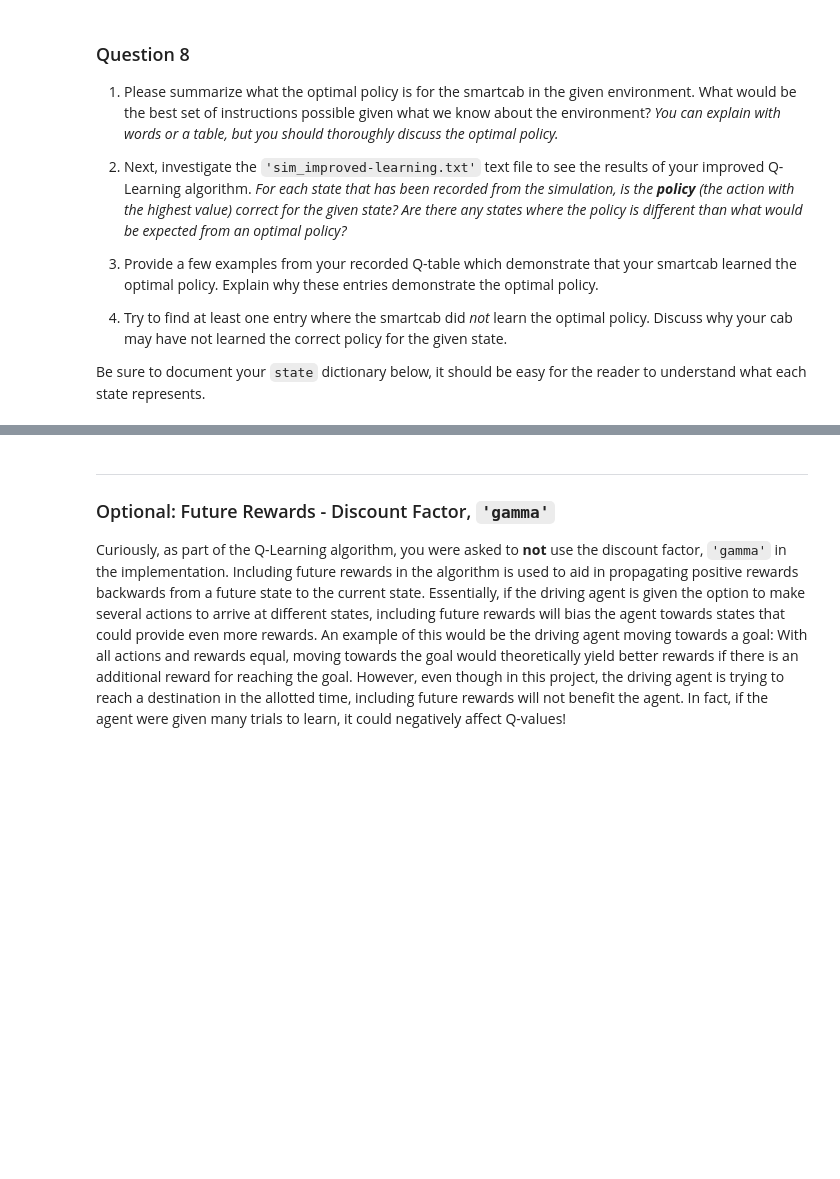
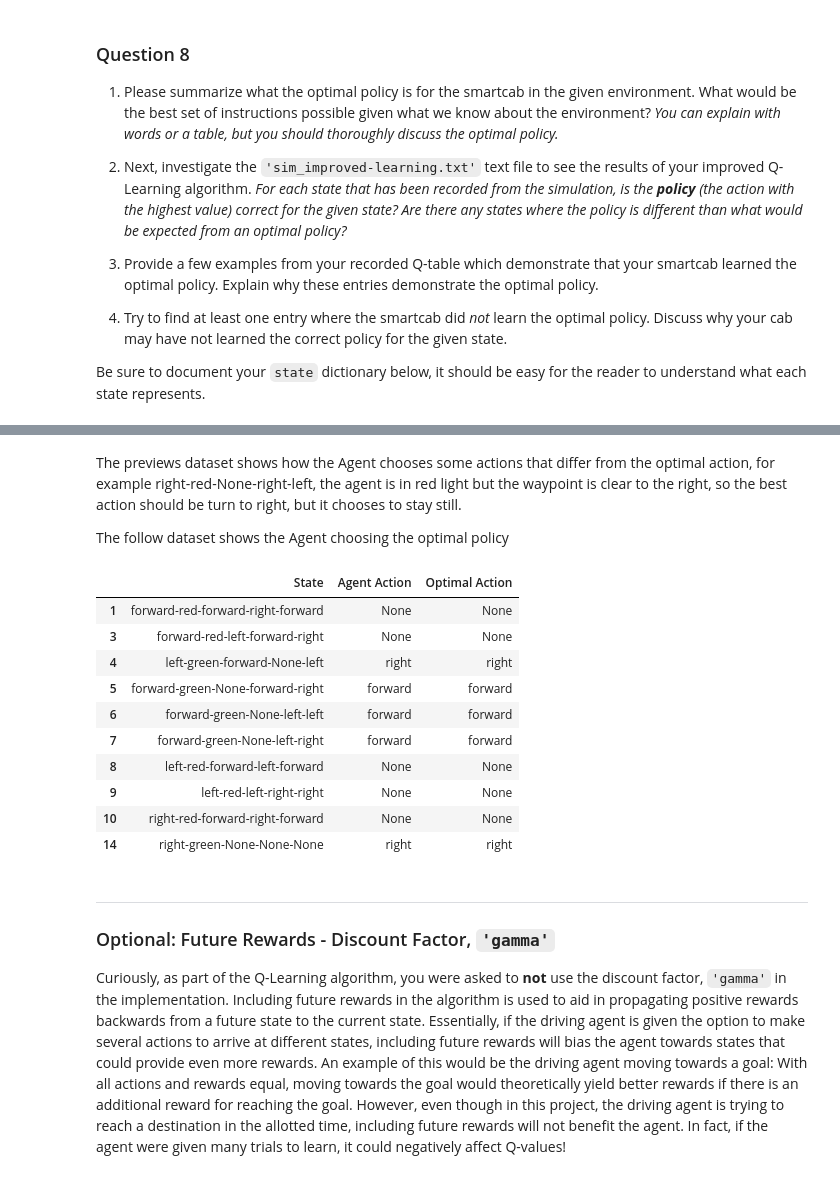
Before and after one commit to mrugeles/smartcab, a Jupyter notebook: smartcab.ipynb, the cells around one changed output, grey strips where cells are left out. Drawn from its saved outputs; the diff is of its cells as text; code cells hidden in the pictures; blank space fills up the shorter version.

```diff
--- a/smartcab.ipynb
+++ b/smartcab.ipynb
@@ -301,3 +342,21 @@ Be sure to document your `state` dictionary below, it should be easy for the rea
+# %% [markdown]
+The previews dataset shows how the Agent chooses some actions that differ from the optimal action, for example right-red-None-right-left, the agent is in red light but the waypoint is clear to the right, so the best action should be turn to right, but it chooses to stay still.
+
+The follow dataset shows the Agent choosing the optimal policy
+# %%
+display(policy_comparison_df[policy_comparison_df['Agent Action'] == policy_comparison_df['Optimal Action']].head(10))
+# %% [output]
+|  | State | Agent Action | Optimal Action |
+| 1 | forward-red-forward-right-forward | None | None |
+| 3 | forward-red-left-forward-right | None | None |
+| 4 | left-green-forward-None-left | right | right |
+| 5 | forward-green-None-forward-right | forward | forward |
+| 6 | forward-green-None-left-left | forward | forward |
+| 7 | forward-green-None-left-right | forward | forward |
+| 8 | left-red-forward-left-forward | None | None |
+| 9 | left-red-left-right-right | None | None |
+| 10 | right-red-forward-right-forward | None | None |
+| 14 | right-green-None-None-None | right | right |
 # %% [markdown]
 -----
 ### Optional: Future Rewards - Discount Factor, `'gamma'`
```
Also changed, not shown: parts of 5 cells of this notebook, 4 other files.
